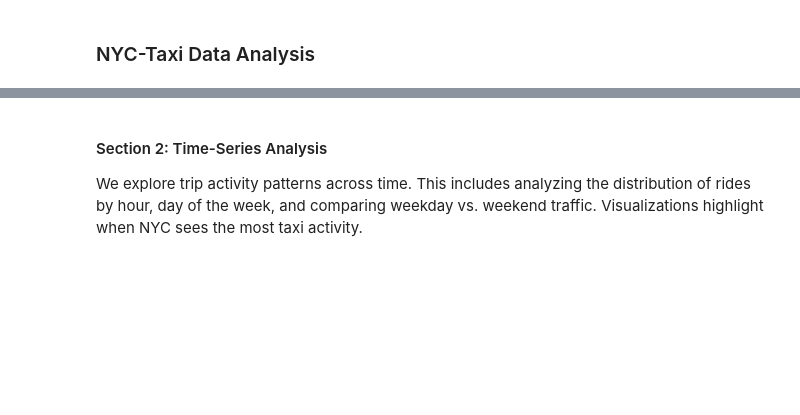
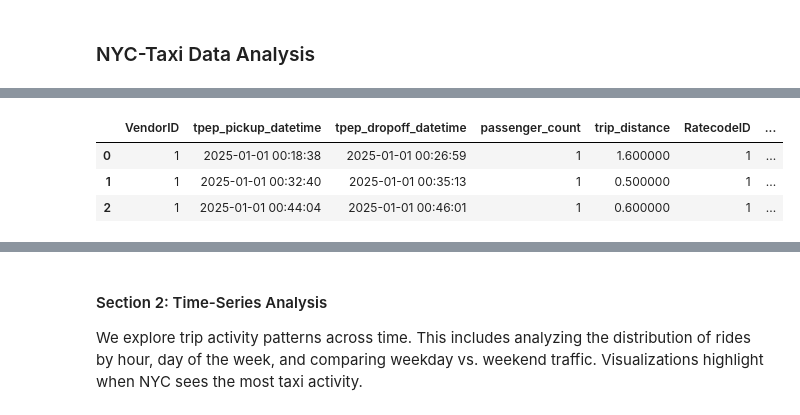
Before and after one commit to thiunuwan/nyc-taxi-spark-analysis, a Jupyter notebook: BigData_Project.ipynb, the cells around one changed output, grey strips where cells are left out. Drawn from its saved outputs; the diff is of its cells as text; code cells hidden in the pictures; blank space fills up the shorter version.

Commit message:
Load and preprocess yellow taxi data

```diff
--- a/BigData_Project.ipynb
+++ b/BigData_Project.ipynb
@@ -11,0 +13,30 @@ import matplotlib.pyplot as plt
+# %%
+# Initialize SparkSession
+spark = SparkSession.builder \
+    .appName("NYC Taxi Data Analysis") \
+    .config("spark.sql.execution.arrow.enabled", "true") \
+    .getOrCreate()
+# %%
+data_dir = "data"
+file_prefix = "yellow_tripdata"
+
+file_paths = []
+
+# Add files for 2020–2024 (all months)
+for year in range(2020, 2025):
+    for month in range(1, 13):
+        path = os.path.join(data_dir, f"{file_prefix}_{year}-{str(month).zfill(2)}.parquet")
+        if os.path.exists(path):
+            file_paths.append(path)
+
+# Add files for 2025 (only Jan–Mar)
+for month in range(1, 4):
+    path = os.path.join(data_dir, f"{file_prefix}_2025-{str(month).zfill(2)}.parquet")
+    if os.path.exists(path):
+        file_paths.append(path)
+# %%
+# 🧾 Load multiple monthly Parquet files
+if file_paths:
+    df = spark.read.parquet(*file_paths)
+else:
+    print("No valid files found.")
@@ -11,0 +64,8 @@ import matplotlib.pyplot as plt
+# %%
+pandas_df = df.limit(3).toPandas()
+pandas_df.style.set_table_attributes('style="max-height:300px; overflow-y: auto; display:block;"')
+# %% [output]
+|  | VendorID | tpep_pickup_datetime | tpep_dropoff_datetime | passenger_count | trip_distance | RatecodeID | ... |
+| 0 | 1 | 2025-01-01 00:18:38 | 2025-01-01 00:26:59 | 1 | 1.600000 | 1 | ... |
+| 1 | 1 | 2025-01-01 00:32:40 | 2025-01-01 00:35:13 | 1 | 0.500000 | 1 | ... |
+| 2 | 1 | 2025-01-01 00:44:04 | 2025-01-01 00:46:01 | 1 | 0.600000 | 1 | ... |
```
Also changed, not shown: parts of 20 cells of this notebook.
